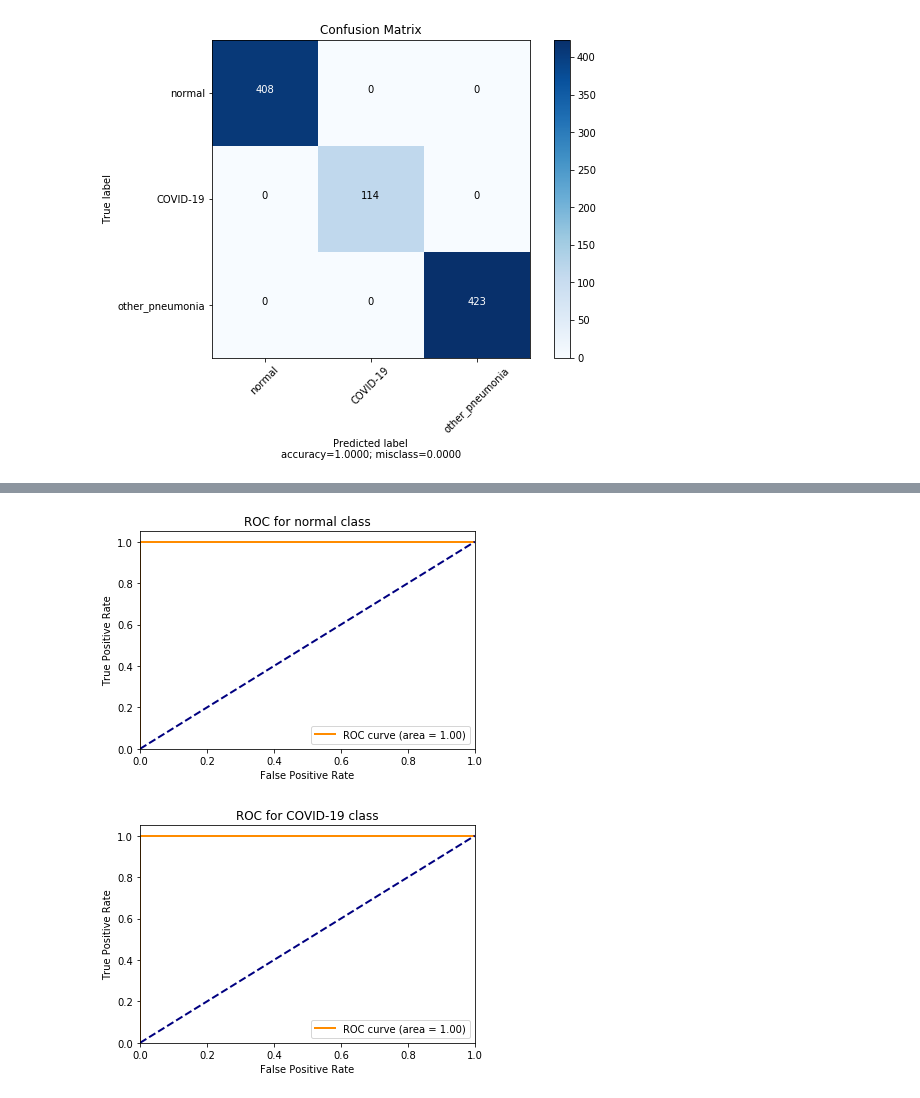
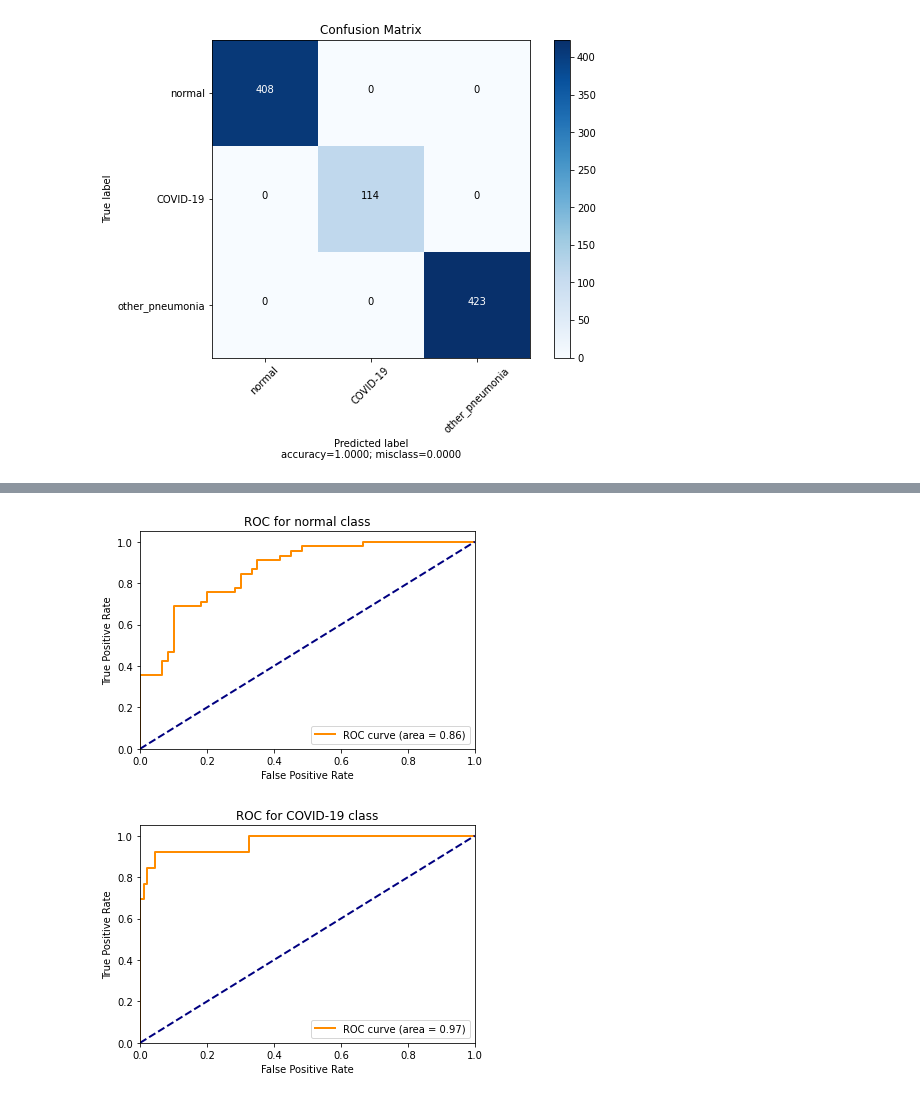
Before and after one commit to ramkicse/covid19-chest-x-ray, a Jupyter notebook: 3.Evaluate.ipynb, the cells around one changed output, grey strips where cells are left out. Saved outputs shown, nothing was run; the diff lists cells and outputs as text; code cells hidden in the pictures.

```diff
--- a/3.Evaluate.ipynb
+++ b/3.Evaluate.ipynb
@@ -130,0 +298,3 @@ import matplotlib.pyplot as plt
+# %%
+predicted_probabilities
+predicted_probabilities = tf.nn.softmax(predicted_probabilities)
@@ -131,40 +307,56 @@ import matplotlib.pyplot as plt
 # %%
-def test_class_probabilities(model, test_loader, which_class):
-    model.eval()
+def test_class_probabilities(model,  which_class):
     actuals = []
     probabilities = []
-    with torch.no_grad():
-        for data, target in test_loader:
-            data, target = data.cuda(), target.cuda()
-            output = model(data)
-            prediction = output.argmax(dim=1, keepdim=True)
-            actuals.extend(target.view_as(prediction) == which_class)
-            output = output.cpu()
-            probabilities.extend(np.exp(output[:, which_class]))
-    return [i.item() for i in actuals], [i.item() for i in probabilities]
+
+    predicted_logits = model.predict_generator(test_generator,
+                        steps=test_generator.samples/test_generator.batch_size)
+
+    #fpr_keras, tpr_keras, thresholds_keras = roc_curve(y_test, predicted_labels)
+
+    predicted_probabilities = tf.nn.softmax(predicted_logits)
+    #print(predicted_probabilities)
+    #predicted_labels = tf.math.argmax(predicted_probabilities, axis=1).numpy()
+
+    actuals.extend(test_generator.labels == which_class)
+    #probabilities.extend(np.exp(predicted_probabilities[:, which_class]))
+    probabilities.extend(predicted_probabilities[:, which_class].numpy())
+    return [i for i in actuals], [i for i in probabilities]
+
+
+#     with torch.no_grad():
+#         for data, target in test_loader:
+#             data, target = data.cuda(), target.cuda()
+#             output = model(data)
+#             prediction = output.argmax(dim=1, keepdim=True)
+#             actuals.extend(target.view_as(prediction) == which_class)
+#             output = output.cpu()
+#             probabilities.extend(np.exp(output[:, which_class]))
+#     return [i.item() for i in actuals], [i.item() for i in probabilities]
 # %%
 which_class = 0
-actuals, class_probabilities = test_class_probabilities(model, dataloader, which_class)
-
+actuals, class_probabilities = test_class_probabilities(model, which_class)
+#print(actuals)
+#print(class_probabilities)
 fpr, tpr, _ = roc_curve(actuals, class_probabilities)
 roc_auc = auc(fpr, tpr)
 plt.figure()
 lw = 2
 plt.plot(fpr, tpr, color='darkorange',
          lw=lw, label='ROC curve (area = %0.2f)' % roc_auc)
 plt.plot([0, 1], [0, 1], color='navy', lw=lw, linestyle='--')
 plt.xlim([0.0, 1.0])
 plt.ylim([0.0, 1.05])
 plt.xlabel('False Positive Rate')
 plt.ylabel('True Positive Rate')
 plt.title('ROC for normal class')
 plt.legend(loc="lower right")
 plt.show()
 # %% [output]
-[figure, old version]
+[figure, new version]
 # %%
 which_class = 1
-actuals, class_probabilities = test_class_probabilities(model, dataloader, which_class)
+actuals, class_probabilities = test_class_probabilities(model, which_class)
 
 fpr, tpr, _ = roc_curve(actuals, class_probabilities)
 roc_auc = auc(fpr, tpr)
@@ -181,6 +373,6 @@ plt.title('ROC for COVID-19 class')
 plt.legend(loc="lower right")
 plt.show()
 # %% [output]
-[figure, old version]
+[figure, new version]
 # %%
 which_class = 2
```
Also changed, not shown: parts of 51 cells of this notebook, 12 other files.
